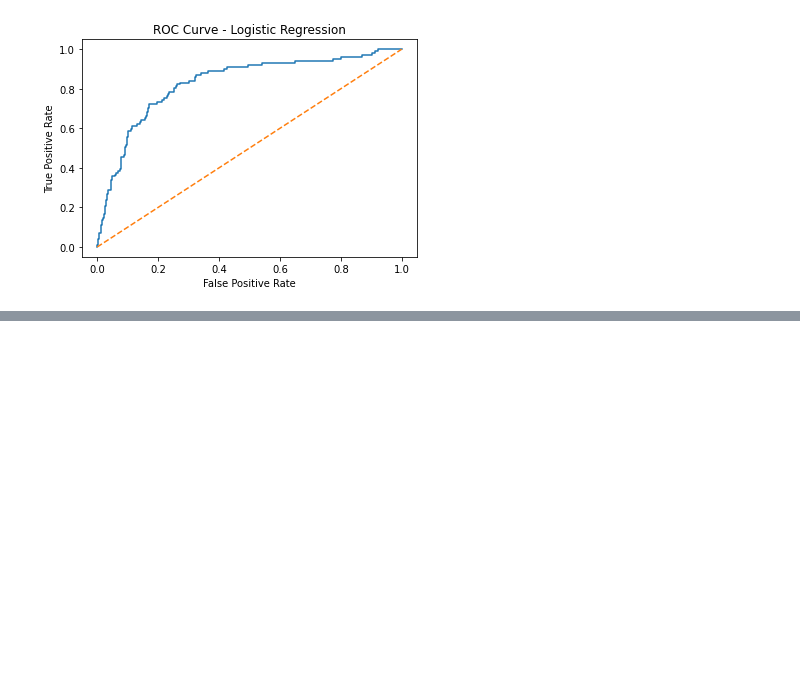
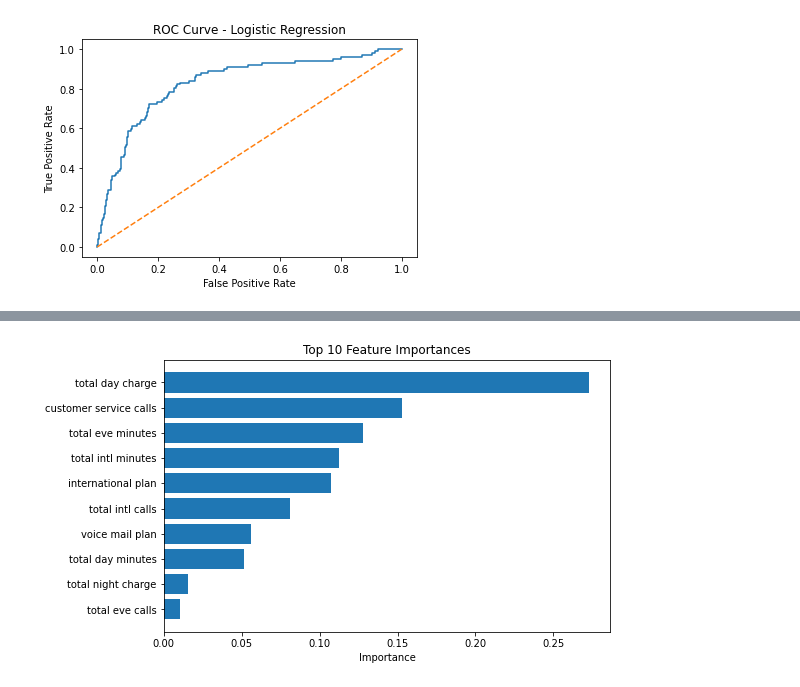
Before and after one commit to MrDenzy/Phase-3-Project---SyriaTel-Customer-Churn, a Jupyter notebook: notebook/index.ipynb, the cells around one changed output, grey strips where cells are left out. Drawn from its saved outputs; the diff is of its cells as text; code cells hidden in the pictures; blank space fills up the shorter version.

```diff
--- a/notebook/index.ipynb
+++ b/notebook/index.ipynb
@@ -323,0 +488,13 @@ plt.show()
+# %%
+# Create a dataframe of feature importances
+feature_importance = pd.DataFrame({
+    "feature": X.columns,
+    "importance": dtc.feature_importances_
+})
+
+# Sort by importance
+feature_importance = feature_importance.sort_values(
+    by="importance", ascending=False
+)
+
+feature_importance.head(10)
@@ -323,0 +513,13 @@ plt.show()
+# %%
+# Plot top 10 important features
+plt.figure(figsize=(8, 5))
+plt.barh(
+    feature_importance["feature"][:10],
+    feature_importance["importance"][:10]
+)
+plt.xlabel("Importance")
+plt.title("Top 10 Feature Importances")
+plt.gca().invert_yaxis()
+plt.show()
+# %% [output]
+[figure, added]
```
Also changed, not shown: parts of 25 cells of this notebook.
